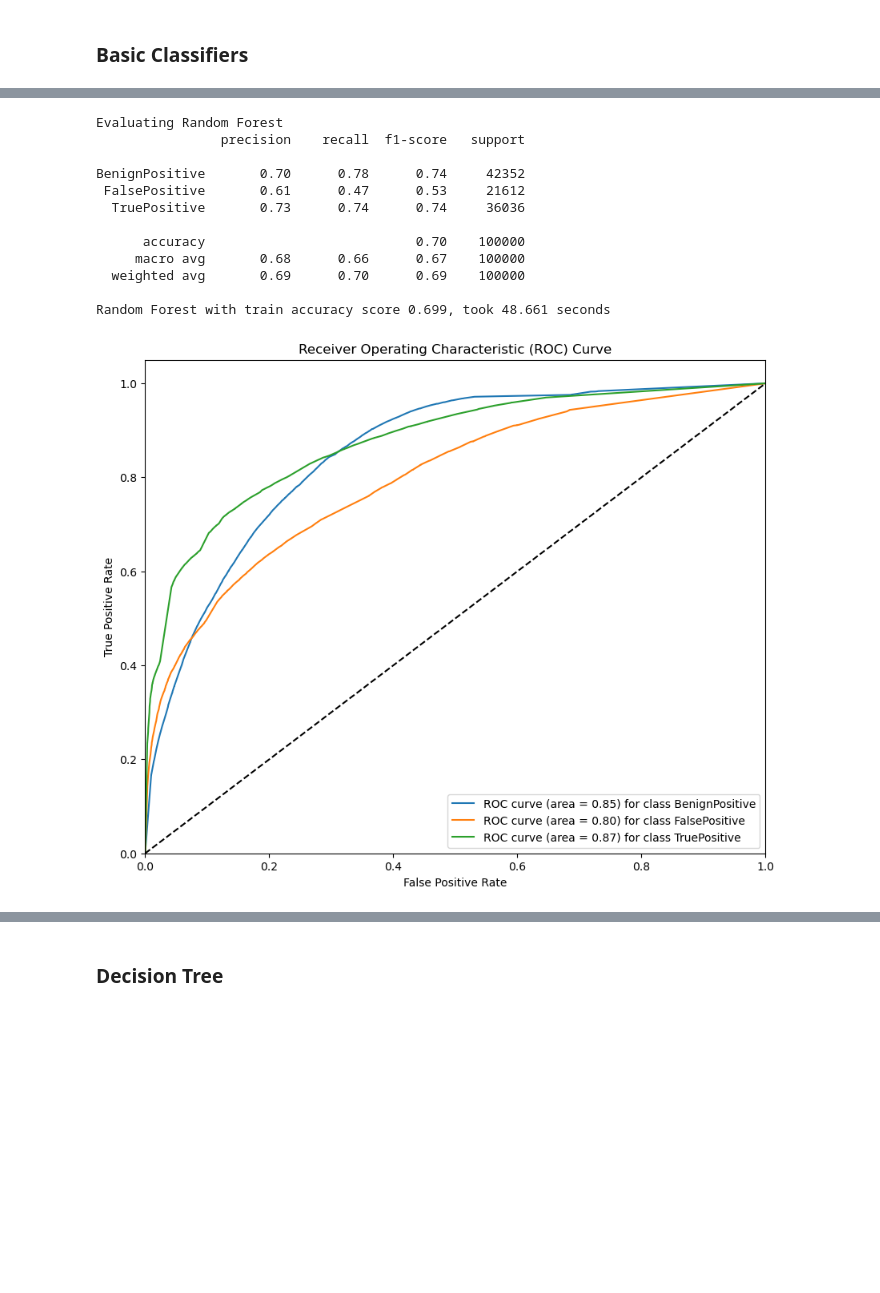
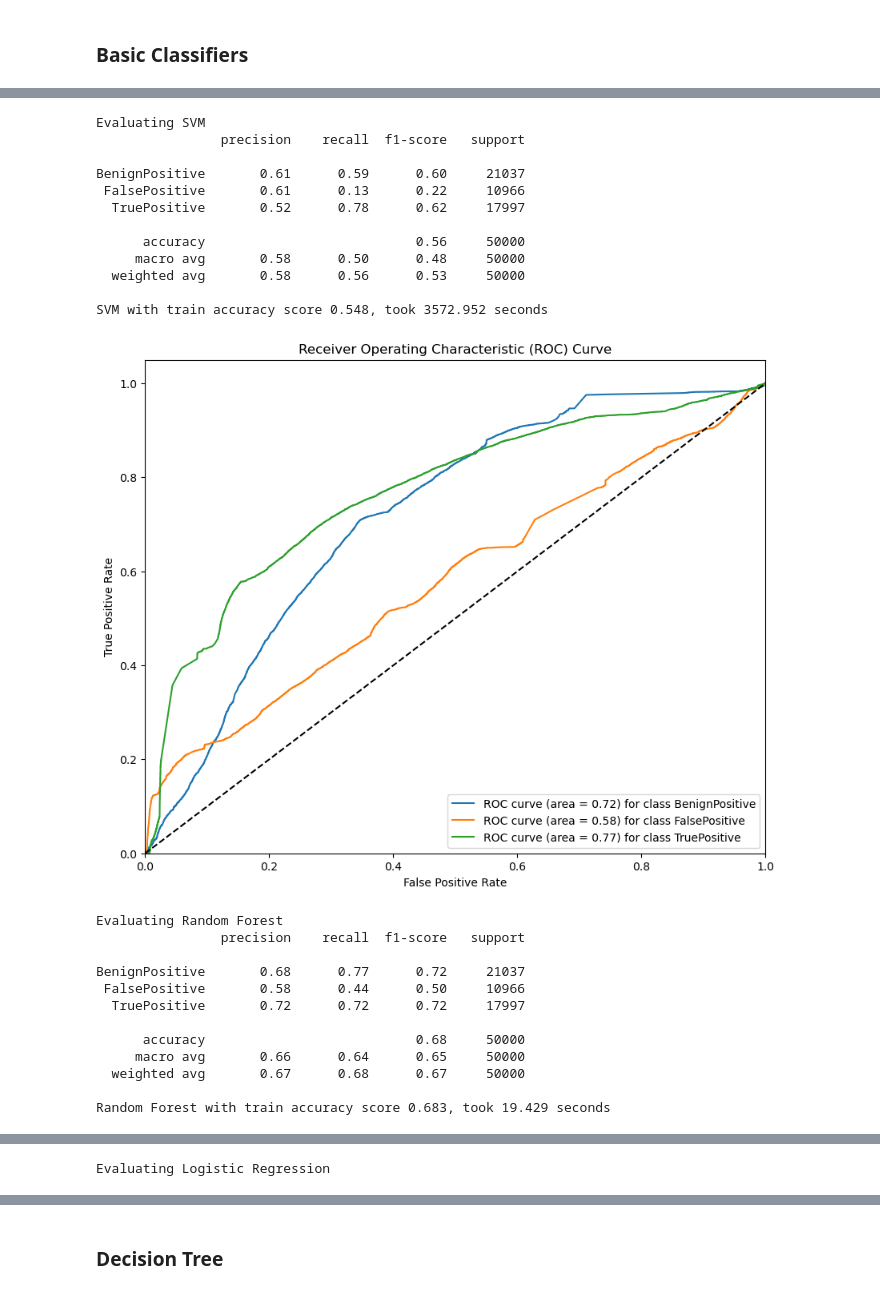
Before and after one commit to mgk2014/PCMLAI-capstone, a Jupyter notebook: xdr.ipynb, the cells around one changed output, grey strips where cells are left out. Saved outputs shown, nothing was run; the diff lists cells and outputs as text; code cells hidden in the pictures; blank space fills up the shorter version.

Commit message:
added basic svm, lr to the file and also a description of data attributes

```diff
--- a/xdr.ipynb
+++ b/xdr.ipynb
@@ -38,13 +45,13 @@ from plot_helpers import render_plot
 
 pd.set_option('display.max_columns', None)
 # %%
-dtype_spec = {                      # added to avoid a data load warning about objectives types for these features
+dtype_spec = {                                  # added to avoid a data load warning about objectives types for these features
     'ActionGrouped': 'object',
     'ActionGranular': 'object'
 }
 
-df_train = pd.read_csv('DATA/GUIDE_Train.csv', dtype=dtype_spec)
-df_test = pd.read_csv('DATA/GUIDE_Test.csv', dtype=dtype_spec)
+df_train = pd.read_csv('DATA/GUIDE_Train.csv', dtype=dtype_spec, nrows=50000)
+df_test = pd.read_csv('DATA/GUIDE_Test.csv', dtype=dtype_spec, nrows=50000)
 
 # Use for local testing with the larger data set which has 13M records. Unable to load this data set into GitHub.
 # df_train = pd.read_csv('ORIGINAL-DATA/GUIDE_Train.csv')
@@ -436,8 +490,8 @@ sns.heatmap(df_train[num_features_infr].corr(), annot=True, cmap='viridis', fmt=
 
 print('Columns to be dropped: ', drop_columns)
 
-df_train.drop(columns=drop_columns, axis=1, inplace=True)
-df_test.drop(columns=drop_columns, axis=1, inplace=True)
+# df_train.drop(columns=drop_columns, axis=1, inplace=True)
+# df_test.drop(columns=drop_columns, axis=1, inplace=True)
 # %% [output]
 Columns to be dropped:  ['MitreTechniques', 'ResourceType', 'ActionGrouped', 'ActionGranular', 'ThreatFamily', 'EmailClusterId', 'Roles', 'AntispamDirection', 'LastVerdict']
 # %%
@@ -500,7 +556,7 @@ def run_and_eval_model(model, model_name, X_train, X_test, y_train, y_test):
     y_pred = model.predict(X_test)
     test_accuracy = accuracy_score(y_test, y_pred)
     recall = recall_score(y_test, y_pred, average='macro')
-    precision = precision_score(y_test, y_pred, average='macro')
+    precision = precision_score(y_test, y_pred, average='macro', zero_division=np.nan)
     f1 = f1_score(y_test, y_pred, average='macro')
 
     print(classification_report(y_test, y_pred))
@@ -548,8 +604,9 @@ def draw_roc_curves(X_test, y_test, model):
 
 pipelines = {
     'Decision Trees': Pipeline([('classifier', DecisionTreeClassifier())]),
-    #'SVM': Pipeline([('classifier', SVC(decision_function_shape='ovr'))]),
+    'SVM': Pipeline([('classifier', SVC(decision_function_shape='ovr', probability=True))]),
     'Random Forest': Pipeline([('classifier', RandomForestClassifier())]),
+    'Logistic Regression': Pipeline([('classifier', LogisticRegression(max_iter=1000))]),
 }
 
 models_evaluated = pd.DataFrame()
@@ -577,13 +634,25 @@ Decision Trees with train accuracy score 0.676, took 5.604 seconds
-Evaluating Random Forest
+Evaluating SVM
                 precision    recall  f1-score   support
 
-BenignPositive       0.70      0.78      0.74     42352
- FalsePositive       0.61      0.47      0.53     21612
-  TruePositive       0.73      0.74      0.74     36036
+BenignPositive       0.61      0.59      0.60     21037
+ FalsePositive       0.61      0.13      0.22     10966
+  TruePositive       0.52      0.78      0.62     17997
 
-      accuracy                           0.70    100000
-     macro avg       0.68      0.66      0.67    100000
-  weighted avg       0.69      0.70      0.69    100000
+      accuracy                           0.56     50000
+     macro avg       0.58      0.50      0.48     50000
+  weighted avg       0.58      0.56      0.53     50000
 
-Random Forest with train accuracy score 0.699, took 48.661 seconds
+SVM with train accuracy score 0.548, took 3572.952 seconds
-[figure, old version]
+[figure, new version]
+Evaluating Random Forest
+                precision    recall  f1-score   support
+
+BenignPositive       0.68      0.77      0.72     21037
+ FalsePositive       0.58      0.44      0.50     10966
+  TruePositive       0.72      0.72      0.72     17997
+
+      accuracy                           0.68     50000
+     macro avg       0.66      0.64      0.65     50000
+  weighted avg       0.67      0.68      0.67     50000
+
+Random Forest with train accuracy score 0.683, took 19.429 seconds
@@ -589,0 +660 @@ Random Forest with train accuracy score 0.699, took 48.661 seconds
+Evaluating Logistic Regression
```
Also changed, not shown: parts of 55 cells of this notebook.
